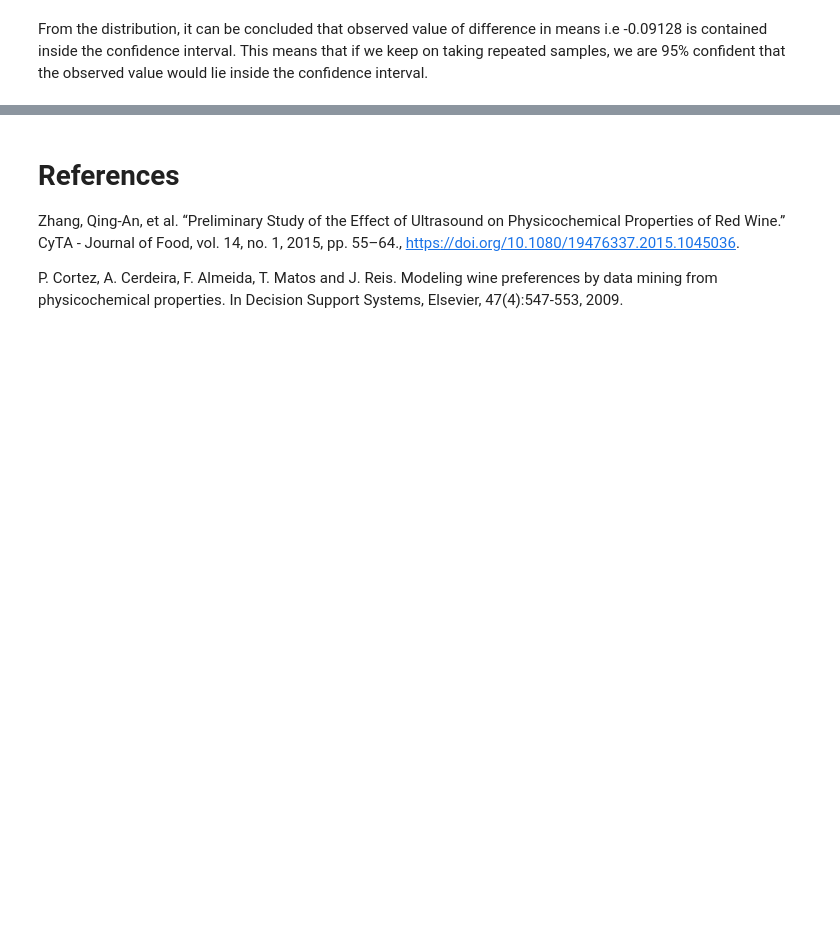
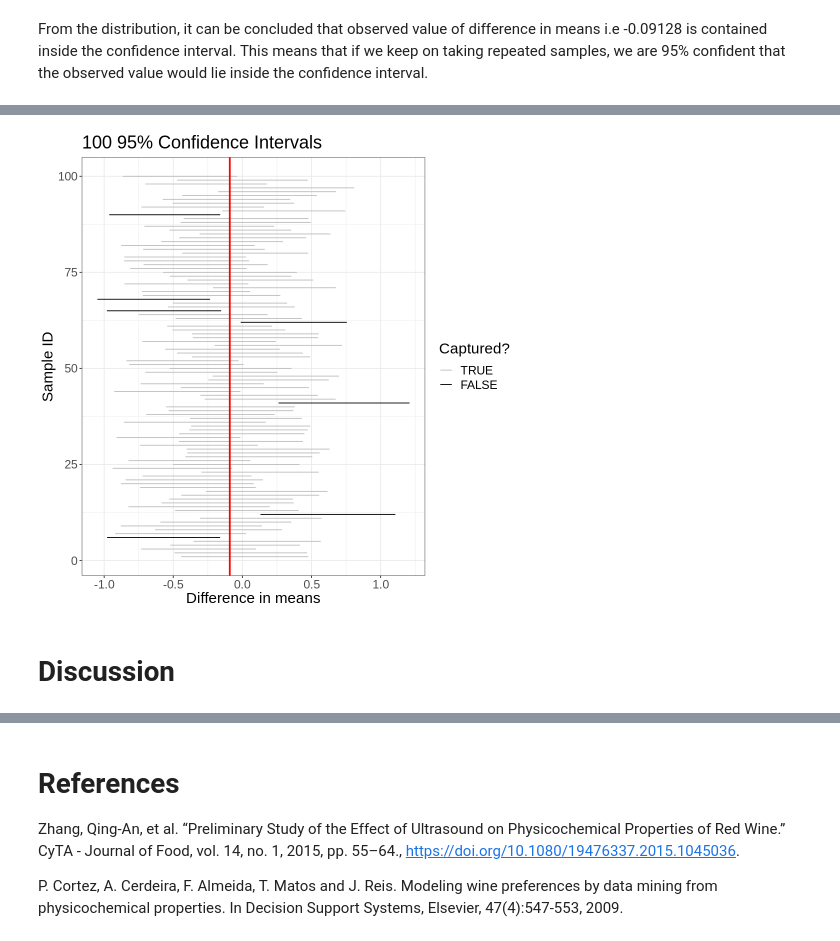
Before and after one commit to Jaskaran1116/STAT-201-Group-Project-23, a Jupyter notebook: analysis.ipynb, the cells around one changed output, grey strips where cells are left out. Cells and saved outputs as stored; diff of their text form; code cells hidden in the pictures; blank space fills up the shorter version.

```diff
--- a/analysis.ipynb
+++ b/analysis.ipynb
@@ -383,0 +484,9 @@ From the distribution, it can be concluded that observed value of difference in
+# %%
+# Check accuracy
+alcohol_multiple_ci <-
+    alcohol_multiple_samples %>%
+    mutate(lower_ci = sample_mean_red - sample_mean_white - qnorm(0.975) * sqrt(sample_std_error_red^2+sample_std_error_white^2),
+           upper_ci = sample_mean_red - sample_mean_white + qnorm(0.975) * sqrt(sample_std_error_red^2+sample_std_error_white^2)) %>%
+    select(replicate, lower_ci, upper_ci) %>%
+    mutate(captured = between(true_diff, lower_ci, upper_ci))
+head(alcohol_multiple_ci)
@@ -383,0 +503,22 @@ From the distribution, it can be concluded that observed value of difference in
+# %%
+# Plot CI
+alcohol_multiple_ci %>%
+    ggplot() +
+    scale_colour_manual(breaks = c("TRUE", "FALSE"),
+                        values = c("grey", "black")) +
+    geom_segment(aes(x = lower_ci,
+                     xend = upper_ci,
+                     y = replicate,
+                     yend = replicate,
+                     colour = captured)) +
+    geom_vline(xintercept = true_diff, colour = "red", size = 1) +
+    labs(title = "100 95% Confidence Intervals",
+         x = 'Difference in means',
+         y = "Sample ID",
+         colour = "Captured?") +
+    theme_bw() +
+    theme(text = element_text(size = 18))
+# %% [output]
+[figure, added]
+# %% [markdown]
+# Discussion
```
Also changed, not shown: parts of 15 cells of this notebook.
